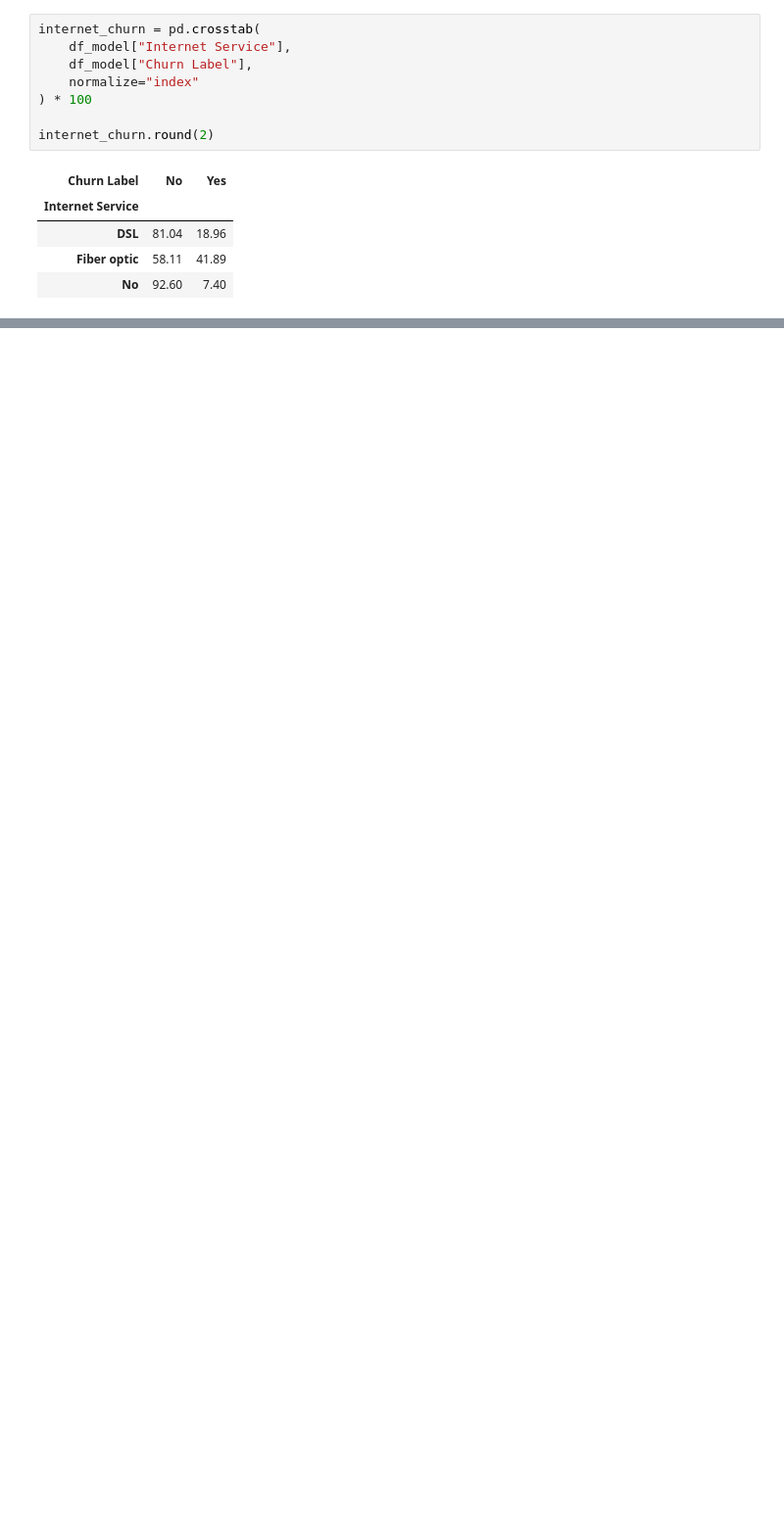
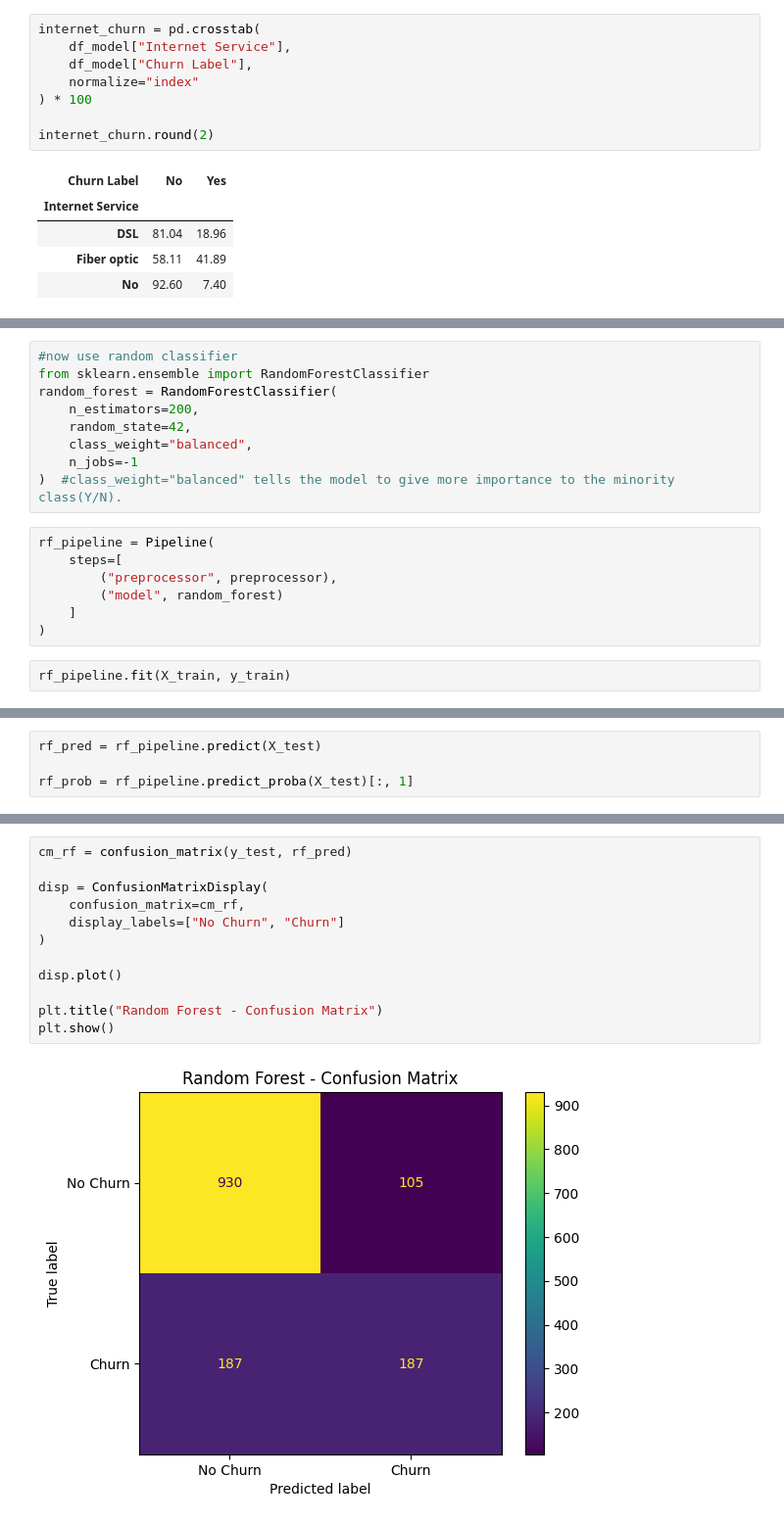
Before and after one commit to Vikasannamareddy/ml-prediction-api, a Jupyter notebook: notebooks/01_eda.ipynb, the cells around one changed output, grey strips where cells are left out. Shown at 98% size. Drawn from its saved outputs; the diff is of its cells as text; blank space fills up the shorter version.

```diff
--- a/notebooks/01_eda.ipynb
+++ b/notebooks/01_eda.ipynb
@@ -456,0 +809,18 @@ internet_churn.round(2)
+# %%
+#now use random classifier
+from sklearn.ensemble import RandomForestClassifier
+random_forest = RandomForestClassifier(
+    n_estimators=200,
+    random_state=42,
+    class_weight="balanced",
+    n_jobs=-1
+)  #class_weight="balanced" tells the model to give more importance to the minority class(Y/N).
+# %%
+rf_pipeline = Pipeline(
+    steps=[
+        ("preprocessor", preprocessor),
+        ("model", random_forest)
+    ]
+)
+# %%
+rf_pipeline.fit(X_train, y_train)
@@ -456,0 +845,4 @@ internet_churn.round(2)
+# %%
+rf_pred = rf_pipeline.predict(X_test)
+
+rf_prob = rf_pipeline.predict_proba(X_test)[:, 1]
@@ -456,0 +879,14 @@ internet_churn.round(2)
+# %%
+cm_rf = confusion_matrix(y_test, rf_pred)
+
+disp = ConfusionMatrixDisplay(
+    confusion_matrix=cm_rf,
+    display_labels=["No Churn", "Churn"]
+)
+
+disp.plot()
+
+plt.title("Random Forest - Confusion Matrix")
+plt.show()
+# %% [output]
+[figure, added]
```
Also changed, not shown: parts of 76 cells of this notebook, 2 other files.
